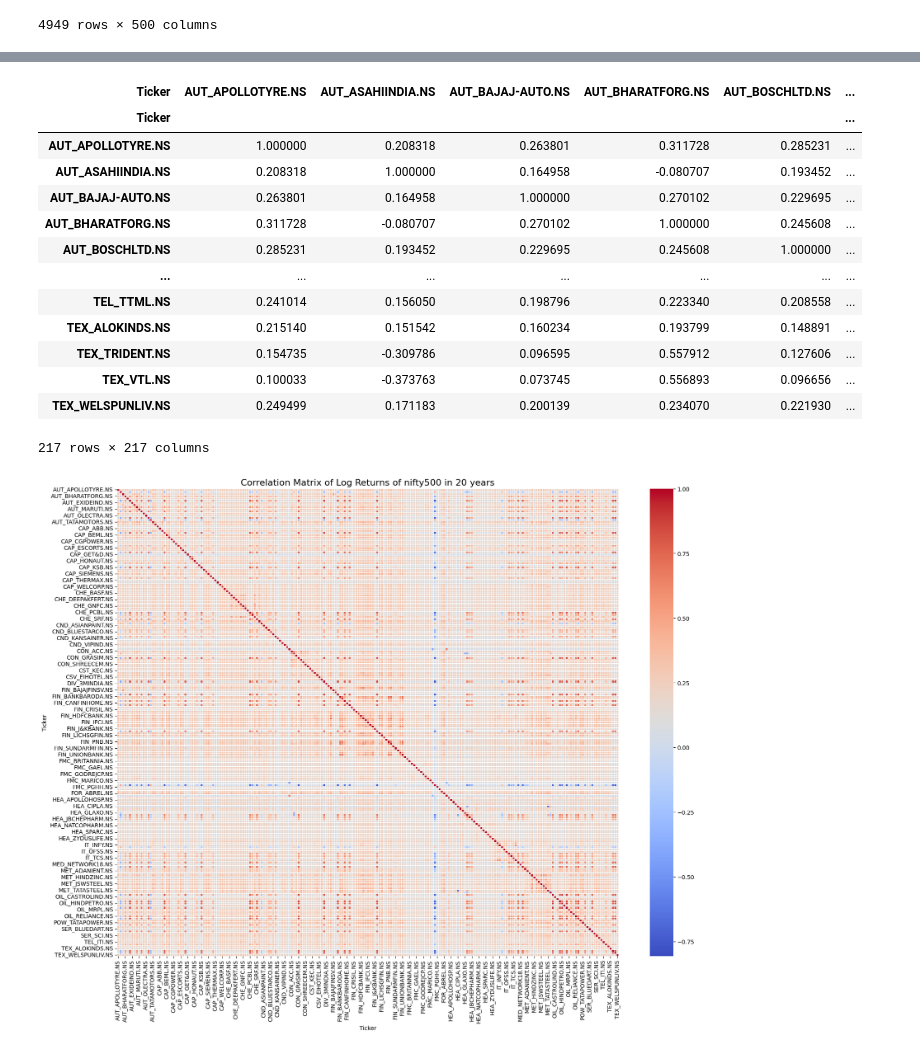
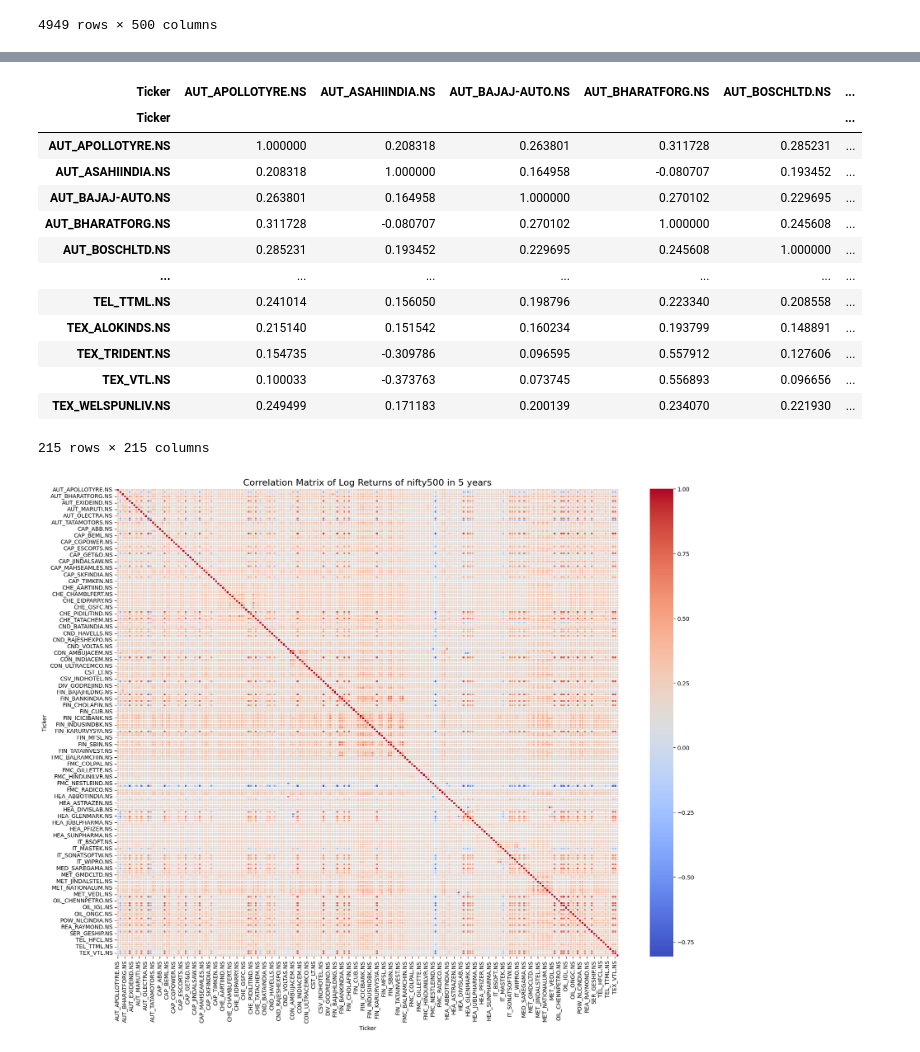
Before and after one commit to SKies2003/Graph-Theory-for-Portfolio-Optimization, a Jupyter notebook: 20 years/Project.ipynb, the cells around one changed output, grey strips where cells are left out. Drawn from its saved outputs; the diff is of its cells as text; code cells hidden in the pictures.

```diff
--- a/20 years/Project.ipynb
+++ b/20 years/Project.ipynb
@@ -1,6 +1,6 @@
 # %%
 import pandas as pd
-df = pd.read_csv(r'C:\Gagan\University\Sem 5\Discrete Maths\Project\ind_nifty500list.csv')
+df = pd.read_csv(r"C:\Gagan\University\Sem 5\Discrete Maths\Project\Graph-Theory-for-Portfolio-Optimization\ind_nifty500list.csv")
 df
 # %% [output]
 |  | Company Name | Industry | Symbol | Series | ISIN Code |
@@ -206,18 +207,18 @@ correlation_matrix
 | TEX_TRIDENT.NS | 0.154735 | -0.309786 | 0.096595 | 0.557912 | 0.127606 | ... |
 | TEX_VTL.NS | 0.100033 | -0.373763 | 0.073745 | 0.556893 | 0.096656 | ... |
 | TEX_WELSPUNLIV.NS | 0.249499 | 0.171183 | 0.200139 | 0.234070 | 0.221930 | ... |
-217 rows × 217 columns
+215 rows × 215 columns
 # %%
 import matplotlib.pyplot as plt
 import seaborn as sns
 
 plt.figure(figsize = (20,15))
 sns.heatmap(correlation_matrix, cmap='coolwarm', annot=False, linewidths=0.5)
-plt.title("Correlation Matrix of Log Returns of nifty500 in 20 years", fontsize=16)
-plt.savefig('Correlation Matrix of Log Returns of nifty500 in 20 years.png')
+plt.title("Correlation Matrix of Log Returns of nifty500 in 5 years", fontsize=16)
+plt.savefig('Correlation Matrix of Log Returns of nifty500 in 5 years.png')
 plt.show()
 # %% [output]
-[figure, old version]
+[figure, new version]
 # %%
 # Only display correlations with absolute values above 0.3
 filtered_correlation = correlation_matrix[(correlation_matrix >= 0.3) | (correlation_matrix <= -0.3)]
```
Also changed, not shown: parts of 18 cells of this notebook, 14 other files.
